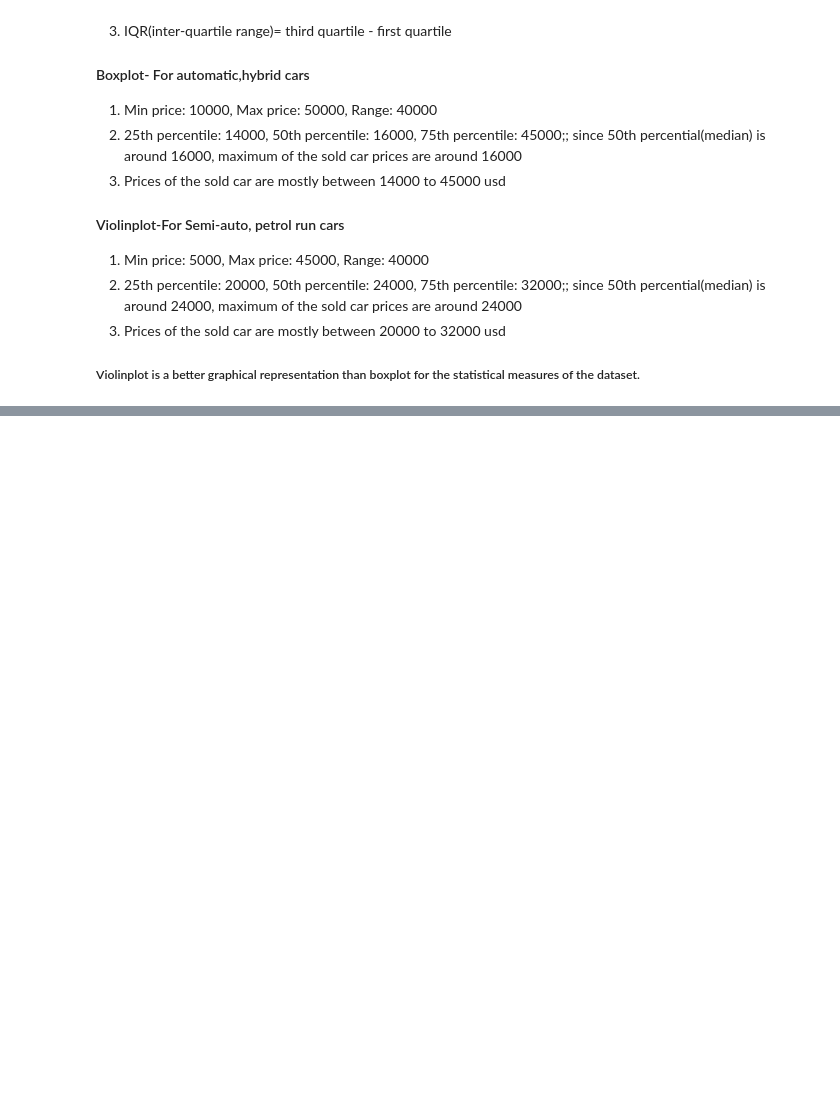
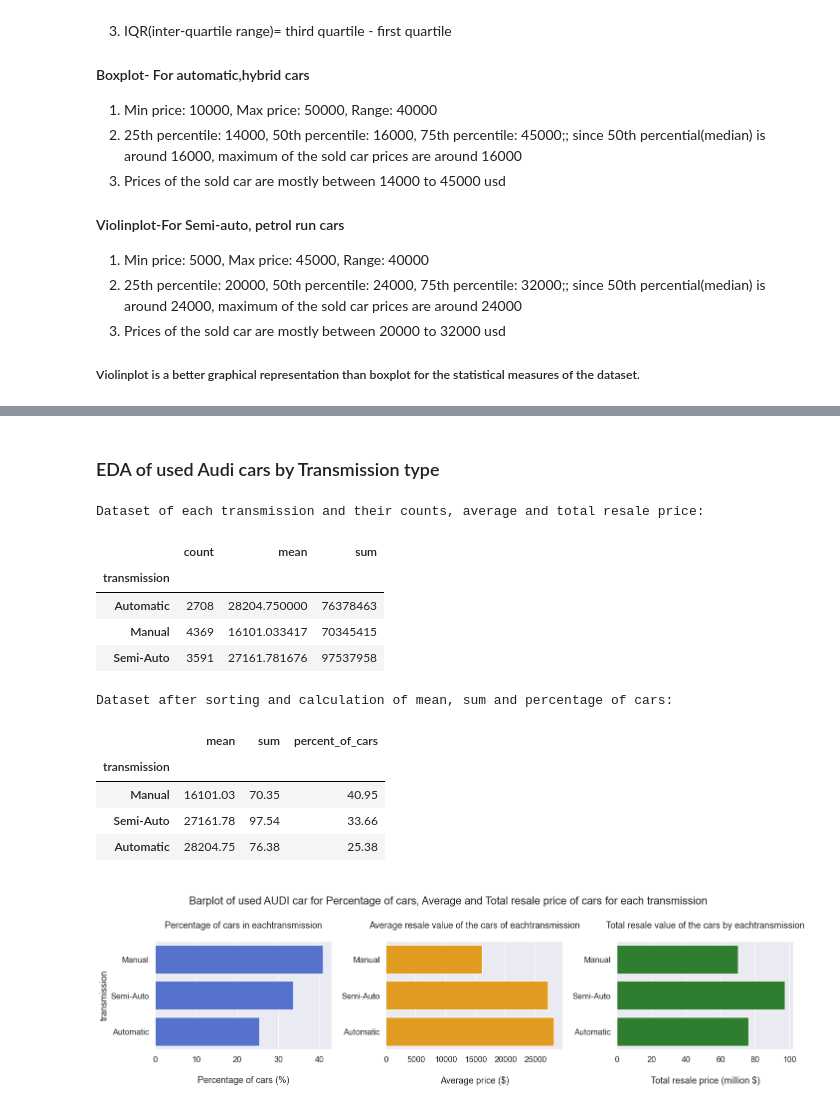
Before and after one commit to Mehreen-te/audi_used_car_analysis, a Jupyter notebook: audi_used_car_EDA.ipynb, the cells around one changed output, grey strips where cells are left out. Saved outputs shown, nothing was run; the diff lists cells and outputs as text; code cells hidden in the pictures; blank space fills up the shorter version.

```diff
--- a/audi_used_car_EDA.ipynb
+++ b/audi_used_car_EDA.ipynb
@@ -279,0 +388,20 @@ boxviolin('price','transmission','fuelType')
+# %% [markdown]
+### EDA of used Audi cars by Transmission type
+# %%
+transmission_agg = grp('transmission')
+transmission_agg = grp_calc(transmission_agg)
+grp_barplot(transmission_agg,'transmission',6)
+# %% [output]
+Dataset of each transmission and their counts, average and total resale price:
+|  | count | mean | sum |
+| transmission |  |  |  |
+| Automatic | 2708 | 28204.750000 | 76378463 |
+| Manual | 4369 | 16101.033417 | 70345415 |
+| Semi-Auto | 3591 | 27161.781676 | 97537958 |
+Dataset after sorting and calculation of mean, sum and percentage of cars:
+|  | mean | sum | percent_of_cars |
+| transmission |  |  |  |
+| Manual | 16101.03 | 70.35 | 40.95 |
+| Semi-Auto | 27161.78 | 97.54 | 33.66 |
+| Automatic | 28204.75 | 76.38 | 25.38 |
+[figure, added]
```
Also changed, not shown: parts of 15 cells of this notebook.
